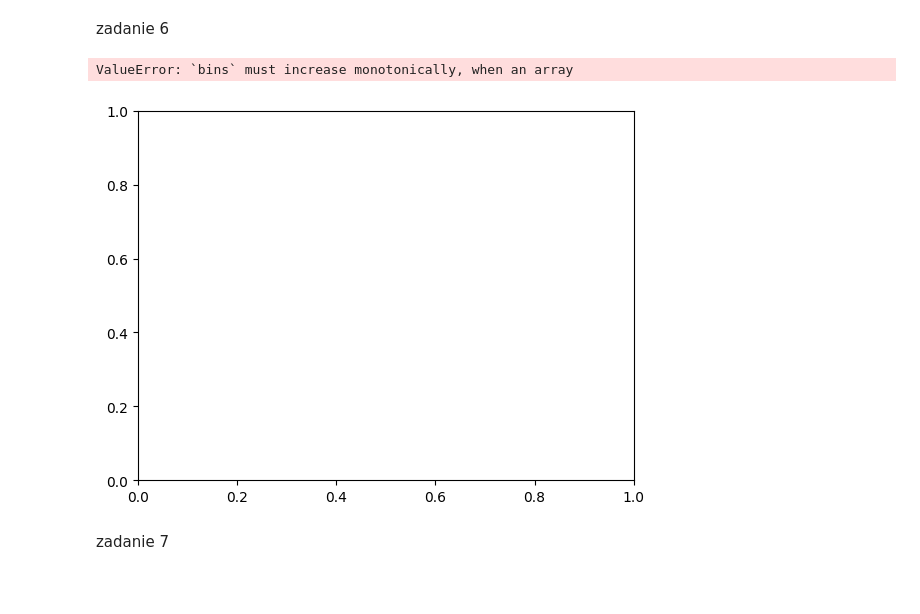
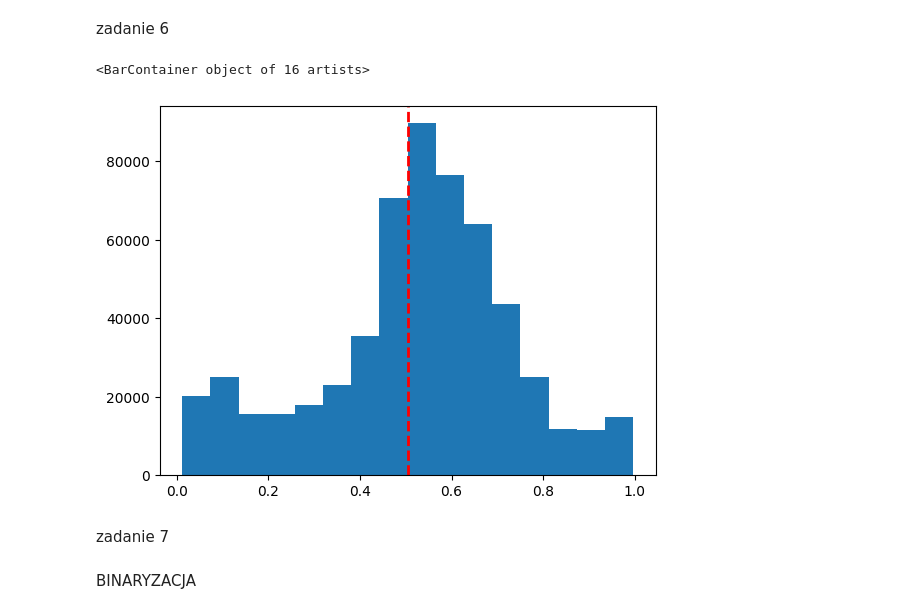
Before and after one commit to szvbvtk/Przetwarzanie_i_analiza_danych, a Jupyter notebook: lab_4.ipynb, the cells around one changed output. Saved outputs shown, nothing was run; the diff lists cells and outputs as text; code cells hidden in the pictures; blank space fills up the shorter version.

```diff
--- a/lab_4.ipynb
+++ b/lab_4.ipynb
@@ -114,14 +114,13 @@ f""
 # %% [markdown]
 zadanie 6
 # %%
-# x = plt.hist(szarosc1.ravel(), bins=16)
-# plt.axvline(x[1].mean(), color='red', linestyle='dashed', linewidth=2)
-# print(x[2])
-
-histogram4, bin_edges4 = np.histogram(szarosc1, bins=16, range=(0, 1))
-plt.plot(bin_edges4[0:-1], histogram4)
+x = plt.hist(szarosc1.ravel(), bins=16)
+plt.axvline(x[1].mean(), color='red', linestyle='dashed', linewidth=2)
+print(x[2])
 # %% [output]
-ValueError: `bins` must increase monotonically, when an array
+<BarContainer object of 16 artists>
-[figure, old version]
+[figure, new version]
 # %% [markdown]
 zadanie 7
+# %% [markdown]
+BINARYZACJA
```
